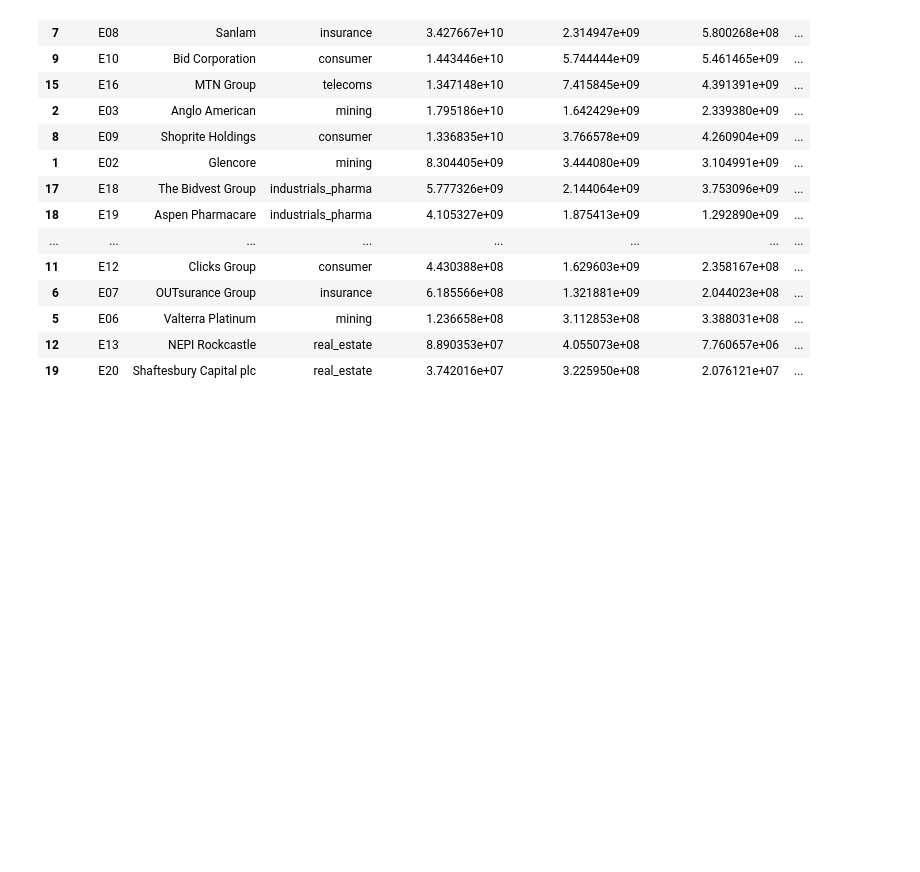
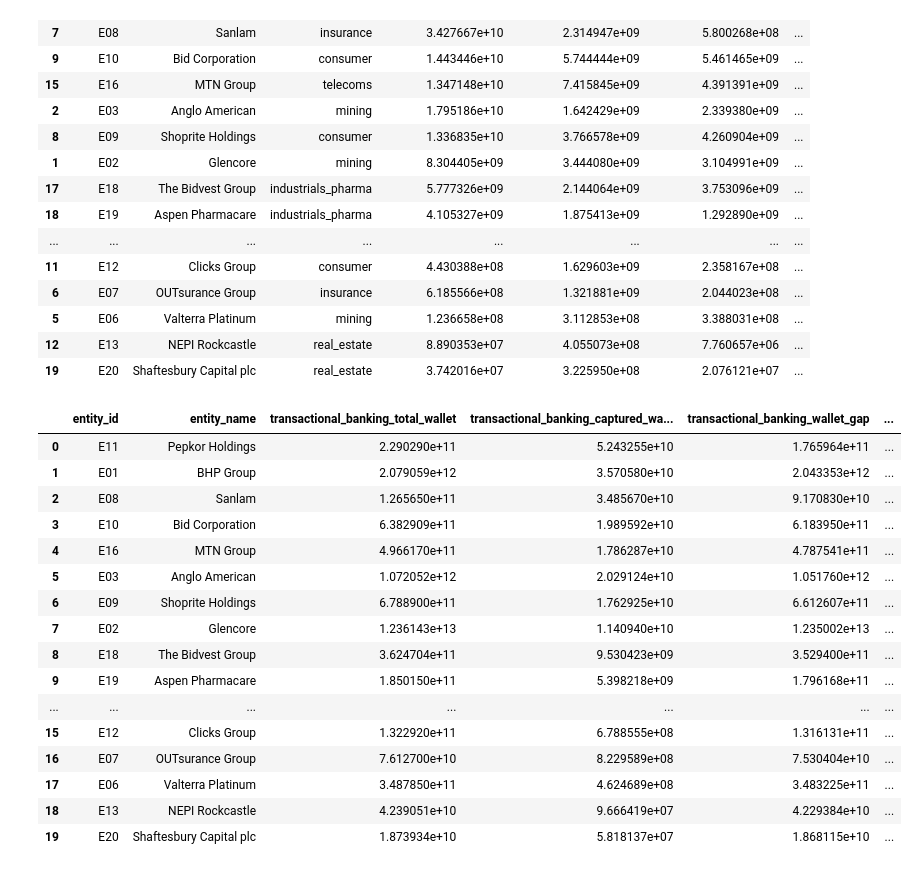
Before and after one commit to ChristiaanPortwig/LagerLanguageModelsDataschool, a Jupyter notebook: notebooks/data_processing_exploration.ipynb, the cells around one changed output. Saved outputs shown, nothing was run; the diff lists cells and outputs as text; code cells hidden in the pictures; blank space fills up the shorter version.

```diff
--- a/notebooks/data_processing_exploration.ipynb
+++ b/notebooks/data_processing_exploration.ipynb
@@ -152,3 +152,23 @@ final_client_table
 | 5 | E06 | Valterra Platinum | mining | 1.236658e+08 | 3.112853e+08 | 3.388031e+08 | ... |
 | 12 | E13 | NEPI Rockcastle | real_estate | 8.890353e+07 | 4.055073e+08 | 7.760657e+06 | ... |
 | 19 | E20 | Shaftesbury Capital plc | real_estate | 3.742016e+07 | 3.225950e+08 | 2.076121e+07 | ... |
+# %%
+calculate_client_score(final_client_table, decayed_sens, wallet_size)
+# %% [output]
+|  | entity_id | entity_name | transactional_banking_total_wallet | transactional_banking_captured_wa... | transactional_banking_wallet_gap | ... |
+| 0 | E11 | Pepkor Holdings | 2.290290e+11 | 5.243255e+10 | 1.765964e+11 | ... |
+| 1 | E01 | BHP Group | 2.079059e+12 | 3.570580e+10 | 2.043353e+12 | ... |
+| 2 | E08 | Sanlam | 1.265650e+11 | 3.485670e+10 | 9.170830e+10 | ... |
+| 3 | E10 | Bid Corporation | 6.382909e+11 | 1.989592e+10 | 6.183950e+11 | ... |
+| 4 | E16 | MTN Group | 4.966170e+11 | 1.786287e+10 | 4.787541e+11 | ... |
+| 5 | E03 | Anglo American | 1.072052e+12 | 2.029124e+10 | 1.051760e+12 | ... |
+| 6 | E09 | Shoprite Holdings | 6.788900e+11 | 1.762925e+10 | 6.612607e+11 | ... |
+| 7 | E02 | Glencore | 1.236143e+13 | 1.140940e+10 | 1.235002e+13 | ... |
+| 8 | E18 | The Bidvest Group | 3.624704e+11 | 9.530423e+09 | 3.529400e+11 | ... |
+| 9 | E19 | Aspen Pharmacare | 1.850150e+11 | 5.398218e+09 | 1.796168e+11 | ... |
+| ... | ... | ... | ... | ... | ... | ... |
+| 15 | E12 | Clicks Group | 1.322920e+11 | 6.788555e+08 | 1.316131e+11 | ... |
+| 16 | E07 | OUTsurance Group | 7.612700e+10 | 8.229589e+08 | 7.530404e+10 | ... |
+| 17 | E06 | Valterra Platinum | 3.487850e+11 | 4.624689e+08 | 3.483225e+11 | ... |
+| 18 | E13 | NEPI Rockcastle | 4.239051e+10 | 9.666419e+07 | 4.229384e+10 | ... |
+| 19 | E20 | Shaftesbury Capital plc | 1.873934e+10 | 5.818137e+07 | 1.868115e+10 | ... |
```
Also changed, not shown: parts of 1 cell of this notebook, 13 other files.
